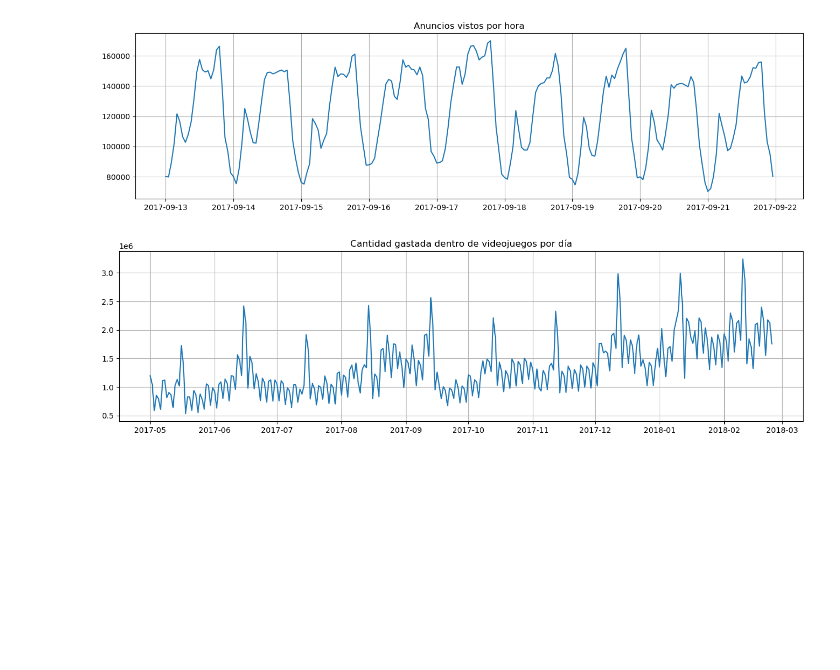
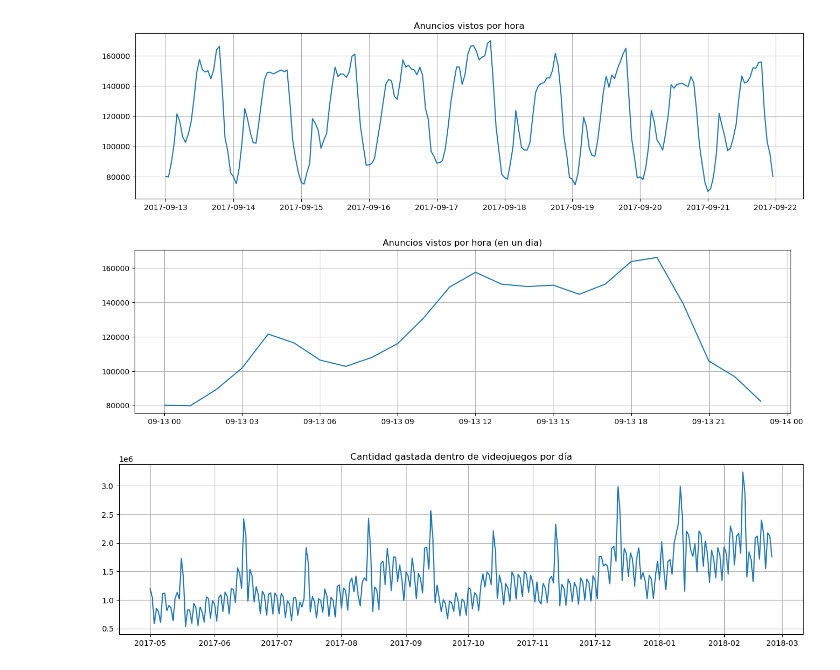
Before and after one commit to emilianodesu/LCD-5Sem-2025-1, a Jupyter notebook: PPCD/T1 Introduccion a ciencia de datos/1.4 Series de tiempo/series_de_tiempo.ipynb, the cells around one changed output. Cells and saved outputs as stored; diff of their text form; code cells hidden in the pictures; blank space fills up the shorter version.

```diff
--- a/PPCD/T1 Introduccion a ciencia de datos/1.4 Series de tiempo/series_de_tiempo.ipynb
+++ b/PPCD/T1 Introduccion a ciencia de datos/1.4 Series de tiempo/series_de_tiempo.ipynb
@@ -102,6 +102,14 @@ plt.grid()
 plt.show()
 # %% [output]
 [figure]
+# %%
+plt.figure(figsize=(16, 4))
+plt.plot(ads.Ads.head(24))
+plt.title('Anuncios vistos por hora (en un dia)')
+plt.grid()
+plt.show()
+# %% [output]
+[figure, added]
 # %%
 plt.figure(figsize=(16, 4))
 plt.plot(cur.GEMS_GEMS_SPENT)
```
Also changed, not shown: parts of 14 cells of this notebook, 21 other files.
